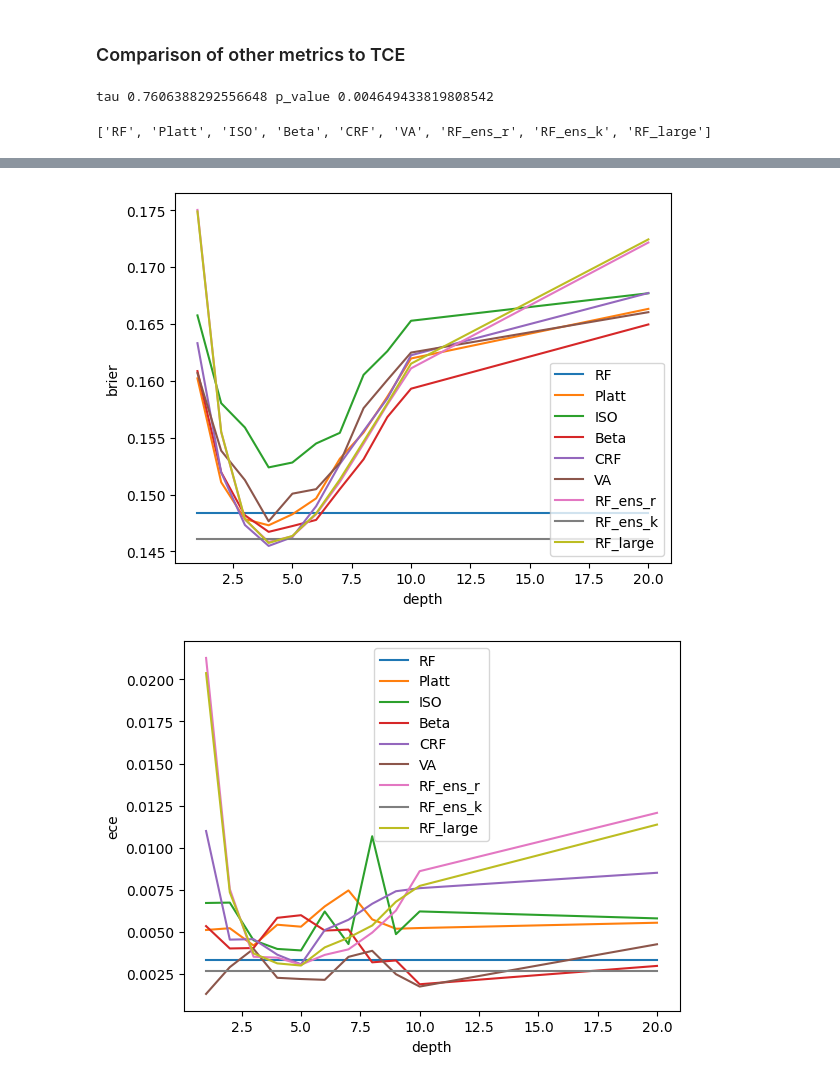
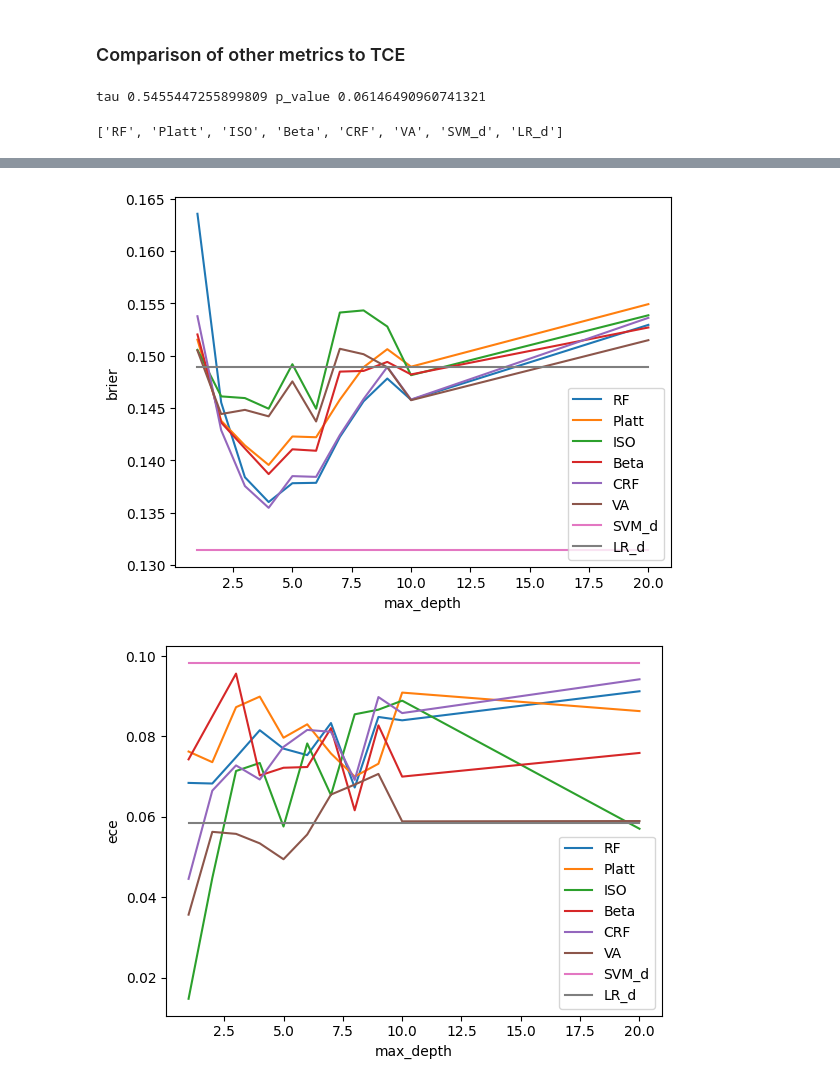
Before and after one commit to mhshaker/RF_ranking_calibration, a Jupyter notebook: Experiments/RF parameters/2_depth.ipynb, the cells around one changed output, grey strips where cells are left out. Drawn from its saved outputs; the diff is of its cells as text; code cells hidden in the pictures.

```diff
--- a/Experiments/RF parameters/2_depth.ipynb
+++ b/Experiments/RF parameters/2_depth.ipynb
@@ -15,12 +16,14 @@ params = {
     # exp
     "seed": 0,
     "runs": 1,
-    "exp_name": "Depth_V2",
+    "path": "../../",
+    "exp_name": ct.generate_readable_short_id("Depth_Diff_Cov"),
+    "split": "CV", #CV, random_split
     "cv_folds": 10,
     "plot": True,
     "calib_methods": ["RF",
                       "Platt", "ISO", "Beta", "CRF", "VA",
-                      "RF_ens_r", "RF_ens_k", "RF_large",
+                      "SVM_d", "LR_d",
                      ],
 
     "metrics": ["acc", "tce", "logloss", "brier", "ece", "auc"],
@@ -36,8 +39,14 @@ params = {
     "class2_mean_min":1,
     "class2_mean_max":3,
 
+    "class1_cov_min":4,
+    "class1_cov_max":5,
+    "class2_cov_min":1,
+    "class2_cov_max":2,
+
+
     # calib param
-    "bin_strategy": "quantile",
+    "bin_strategy": "uniform",
     "ece_bins": 20,
     "boot_size": 5000,
     "boot_count": 40,
@@ -53,13 +62,15 @@ params = {
                     "min_samples_split": [2,3,4,5],
                     "min_samples_leaf": [1,2,3],
                     },
+    # RF hyper opt
+    "oob": False,
+    "laplace": 0, # if set to 1, OOB must be false
 
-    # RF hyper opt
-    "hyper_opt": "Manual",
-    "n_estimators": 100,
+    "exp_key": "max_depth",
+    "exp_values":  [1,2,3,4,5,6,7,8,9,10,20]
 }
-exp_key = "depth"
-exp_values = [1,2,3,4,5,6,7,8,9,10,20]
+
+ct.save_params(params)
 # %%
-calib_results_dict, data_list = cx.run_exp(exp_key, exp_values, params)
+calib_results_dict, data_list = cx.run_exp(params["exp_key"], params["exp_values"], params)
 # %% [output]
@@ -178,7 +205,7 @@ auc_ranks = np.array(tables["auc"].loc["Rank"])
 tau, p_value = stats.kendalltau(tce_ranks, brier_ranks)
 print(f"tau {tau} p_value {p_value}")
 # %% [output]
-tau 0.7606388292556648 p_value 0.004649433819808542
+tau 0.5455447255899809 p_value 0.06146490960741321
 # %%
 tables = cal.mean_and_ranking_table(calib_results_dict,
                                     params["metrics"],
@@ -193,10 +220,10 @@ plot_calib_methods = params["calib_methods"].copy()
 # plot_calib_methods.remove("RF")
 plot_calib_methods
 # %% [output]
-['RF', 'Platt', 'ISO', 'Beta', 'CRF', 'VA', 'RF_ens_r', 'RF_ens_k', 'RF_large']
+['RF', 'Platt', 'ISO', 'Beta', 'CRF', 'VA', 'SVM_d', 'LR_d']
 # %%
 for metric in params["metrics"]:
     ax = tables[metric][plot_calib_methods].plot()
-    ax.set_xlabel(exp_key)
+    ax.set_xlabel(params["exp_key"])
     ax.set_ylabel(metric)
 # %% [output]
@@ -206,2 +233,2 @@ for metric in params["metrics"]:
-[figure, old version]
+[figure, new version]
-[figure, old version]
+[figure, new version]
```
Also changed, not shown: parts of 8 cells of this notebook, 1 other file.
